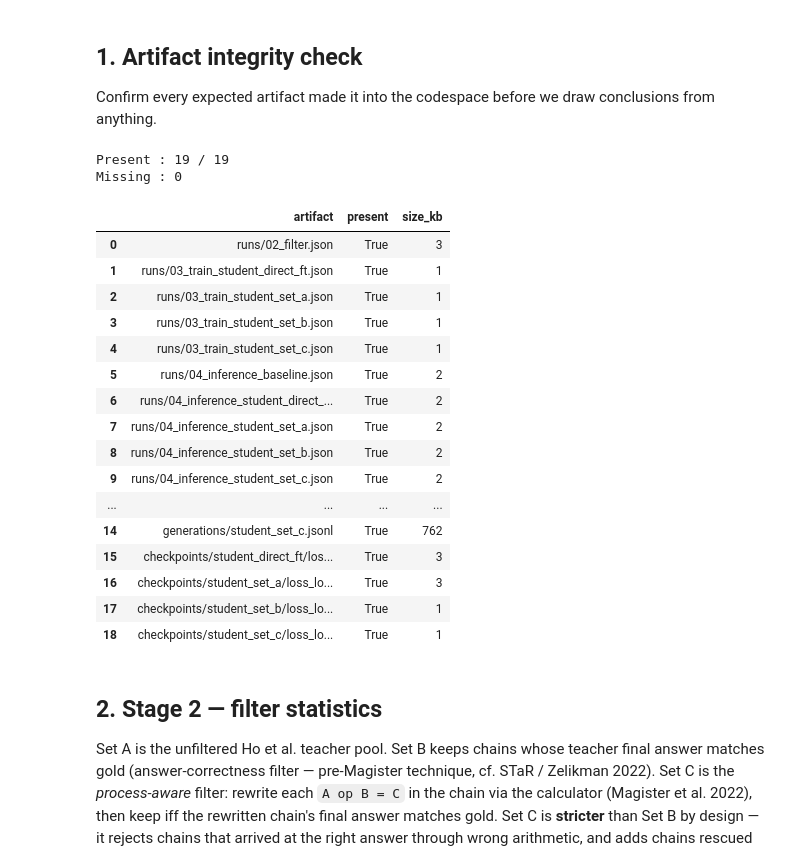
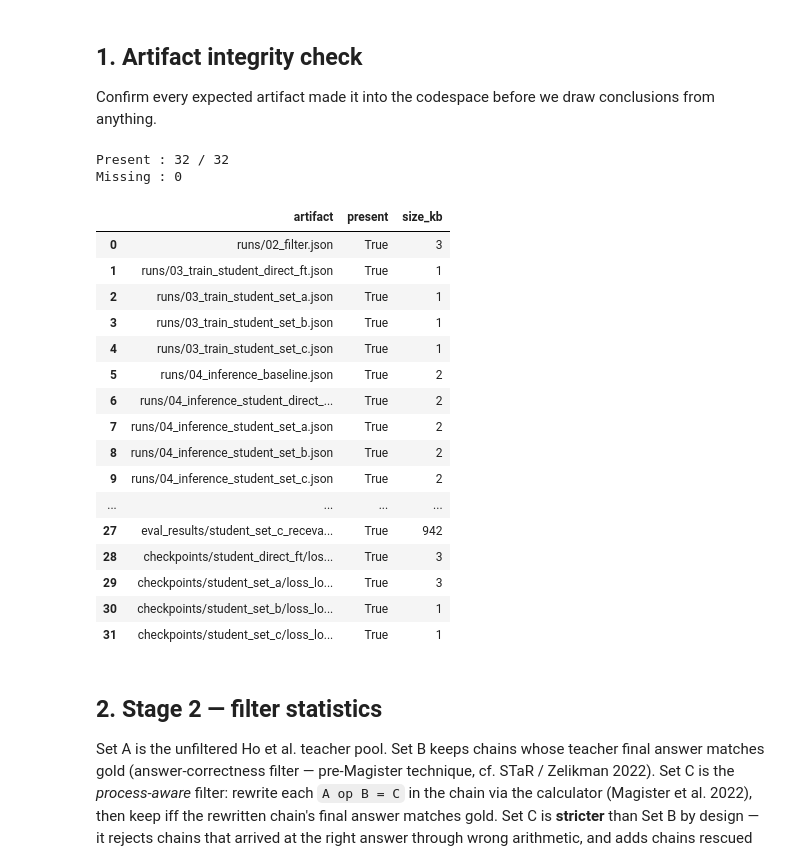
Before and after one commit to rihembenabdallah18/COT_lab, a Jupyter notebook: notebooks/results.ipynb, the cells around one changed output. Cells and saved outputs as stored; diff of their text form; code cells hidden in the pictures.

Commit message:
update results notebook

```diff
--- a/notebooks/results.ipynb
+++ b/notebooks/results.ipynb
@@ -63,6 +63,8 @@ def load_records(cond):
 
 Confirm every expected artifact made it into the codespace before we draw conclusions from anything.
 # %%
+RECEVAL_DIR = ROOT / "outputs" / "eval_results"
+
 expected = {
     "runs/02_filter.json":                              RUNS / "02_filter.json",
     "runs/03_train_student_direct_ft.json":             RUNS / "03_train_student_direct_ft.json",
@@ -74,43 +76,56 @@ expected = {
     "runs/04_inference_student_set_a.json":             RUNS / "04_inference_student_set_a.json",
     "runs/04_inference_student_set_b.json":             RUNS / "04_inference_student_set_b.json",
     "runs/04_inference_student_set_c.json":             RUNS / "04_inference_student_set_c.json",
+    "runs/05a_accuracy.json":                           RUNS / "05a_accuracy.json",
+    "runs/05b_baseline.json":                           RUNS / "05b_baseline.json",
+    "runs/05b_student_direct_ft.json":                  RUNS / "05b_student_direct_ft.json",
+    "runs/05b_student_set_a.json":                      RUNS / "05b_student_set_a.json",
+    "runs/05b_student_set_b.json":                      RUNS / "05b_student_set_b.json",
+    "runs/05b_student_set_c.json":                      RUNS / "05b_student_set_c.json",
     "generations/baseline.jsonl":                       GEN  / "baseline.jsonl",
     "generations/student_direct_ft.jsonl":              GEN  / "student_direct_ft.jsonl",
     "generations/student_set_a.jsonl":                  GEN  / "student_set_a.jsonl",
     "generations/student_set_b.jsonl":                  GEN  / "student_set_b.jsonl",
     "generations/student_set_c.jsonl":                  GEN  / "student_set_c.jsonl",
+    "eval_results/accuracy.csv":                        RECEVAL_DIR / "accuracy.csv",
+    "eval_results/receval_summary.csv":                 RECEVAL_DIR / "receval_summary.csv",
+    "eval_results/baseline_receval.jsonl":              RECEVAL_DIR / "baseline_receval.jsonl",
+    "eval_results/student_direct_ft_receval.jsonl":     RECEVAL_DIR / "student_direct_ft_receval.jsonl",
+    "eval_results/student_set_a_receval.jsonl":         RECEVAL_DIR / "student_set_a_receval.jsonl",
+    "eval_results/student_set_b_receval.jsonl":         RECEVAL_DIR / "student_set_b_receval.jsonl",
+    "eval_results/student_set_c_receval.jsonl":         RECEVAL_DIR / "student_set_c_receval.jsonl",
     "checkpoints/student_direct_ft/loss_log.csv":       CKPT / "student_direct_ft/loss_log.csv",
     "checkpoints/student_set_a/loss_log.csv":           CKPT / "student_set_a/loss_log.csv",
     "checkpoints/student_set_b/loss_log.csv":           CKPT / "student_set_b/loss_log.csv",
     "checkpoints/student_set_c/loss_log.csv":           CKPT / "student_set_c/loss_log.csv",
 }
-rows = [{"artifact": k, "present": p.exists(), "size_kb": (p.stat().st_size // 1024) if p.exists() else 0}
-        for k, p in expected.items()]
-df_integrity = pd.DataFrame(rows)
+rows_integ = [{"artifact": k, "present": p.exists(), "size_kb": (p.stat().st_size // 1024) if p.exists() else 0}
+              for k, p in expected.items()]
+df_integrity = pd.DataFrame(rows_integ)
 missing = df_integrity[~df_integrity.present]
 print(f"Present : {df_integrity.present.sum()} / {len(df_integrity)}")
 print(f"Missing : {len(missing)}")
 df_integrity
 # %% [output]
-Present : 19 / 19
+Present : 32 / 32
 Missing : 0
 |  | artifact | present | size_kb |
 | 0 | runs/02_filter.json | True | 3 |
 | 1 | runs/03_train_student_direct_ft.json | True | 1 |
 | 2 | runs/03_train_student_set_a.json | True | 1 |
 | 3 | runs/03_train_student_set_b.json | True | 1 |
 | 4 | runs/03_train_student_set_c.json | True | 1 |
 | 5 | runs/04_inference_baseline.json | True | 2 |
 | 6 | runs/04_inference_student_direct_... | True | 2 |
 | 7 | runs/04_inference_student_set_a.json | True | 2 |
 | 8 | runs/04_inference_student_set_b.json | True | 2 |
 | 9 | runs/04_inference_student_set_c.json | True | 2 |
 | ... | ... | ... | ... |
-| 14 | generations/student_set_c.jsonl | True | 762 |
-| 15 | checkpoints/student_direct_ft/los... | True | 3 |
-| 16 | checkpoints/student_set_a/loss_lo... | True | 3 |
-| 17 | checkpoints/student_set_b/loss_lo... | True | 1 |
-| 18 | checkpoints/student_set_c/loss_lo... | True | 1 |
+| 27 | eval_results/student_set_c_receva... | True | 942 |
+| 28 | checkpoints/student_direct_ft/los... | True | 3 |
+| 29 | checkpoints/student_set_a/loss_lo... | True | 3 |
+| 30 | checkpoints/student_set_b/loss_lo... | True | 1 |
+| 31 | checkpoints/student_set_c/loss_lo... | True | 1 |
 # %% [markdown]
 ## 2. Stage 2 — filter statistics
 
```
Also changed, not shown: parts of 9 cells of this notebook.
